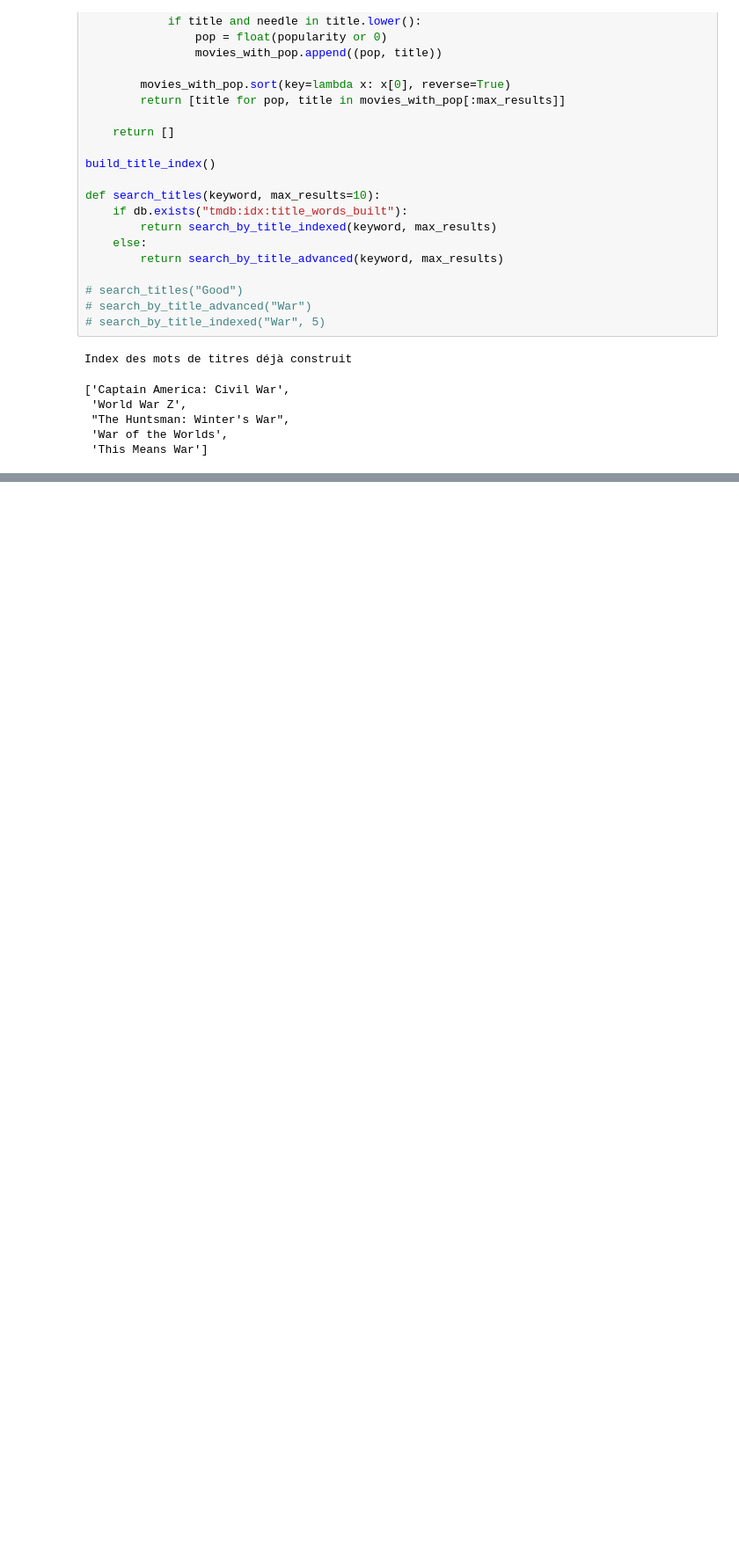
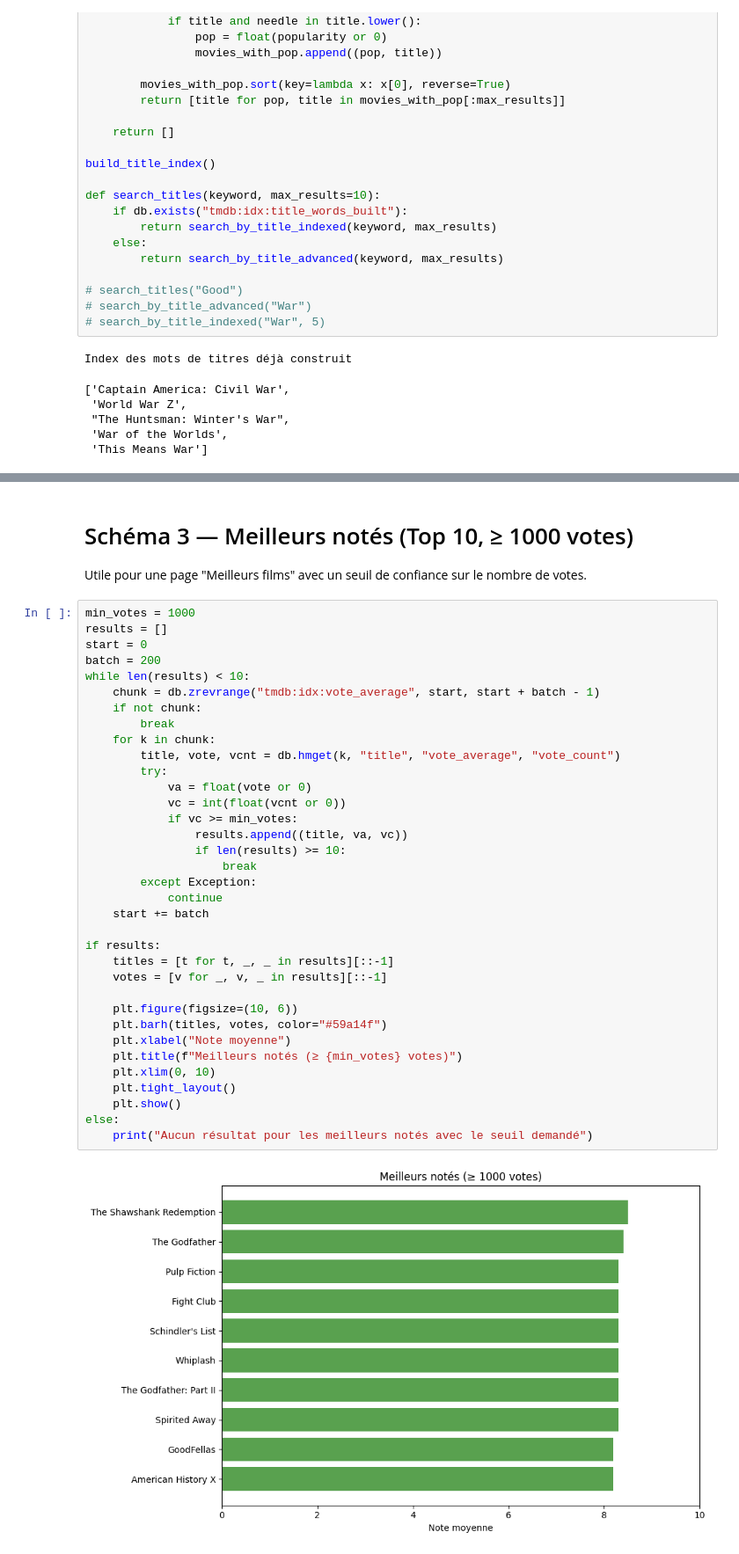
Before and after one commit to squadronxfr/redis_tp_ipssi, a Jupyter notebook: main.ipynb, the cells around one changed output, grey strips where cells are left out. Shown at 88% size. Cells and saved outputs as stored; diff of their text form; blank space fills up the shorter version.

```diff
--- a/main.ipynb
+++ b/main.ipynb
@@ -775,0 +866,40 @@ Index des mots de titres déjà construit
+# %% [markdown]
+# Schéma 3 — Meilleurs notés (Top 10, ≥ 1000 votes)
+Utile pour une page "Meilleurs films" avec un seuil de confiance sur le nombre de votes.
+# %%
+min_votes = 1000
+results = []
+start = 0
+batch = 200
+while len(results) < 10:
+    chunk = db.zrevrange("tmdb:idx:vote_average", start, start + batch - 1)
+    if not chunk:
+        break
+    for k in chunk:
+        title, vote, vcnt = db.hmget(k, "title", "vote_average", "vote_count")
+        try:
+            va = float(vote or 0)
+            vc = int(float(vcnt or 0))
+            if vc >= min_votes:
+                results.append((title, va, vc))
+                if len(results) >= 10:
+                    break
+        except Exception:
+            continue
+    start += batch
+
+if results:
+    titles = [t for t, _, _ in results][::-1]
+    votes = [v for _, v, _ in results][::-1]
+
+    plt.figure(figsize=(10, 6))
+    plt.barh(titles, votes, color="#59a14f")
+    plt.xlabel("Note moyenne")
+    plt.title(f"Meilleurs notés (≥ {min_votes} votes)")
+    plt.xlim(0, 10)
+    plt.tight_layout()
+    plt.show()
+else:
+    print("Aucun résultat pour les meilleurs notés avec le seuil demandé")
+# %% [output]
+[figure, added]
```
Also changed, not shown: parts of 12 cells of this notebook, 1 other file.
